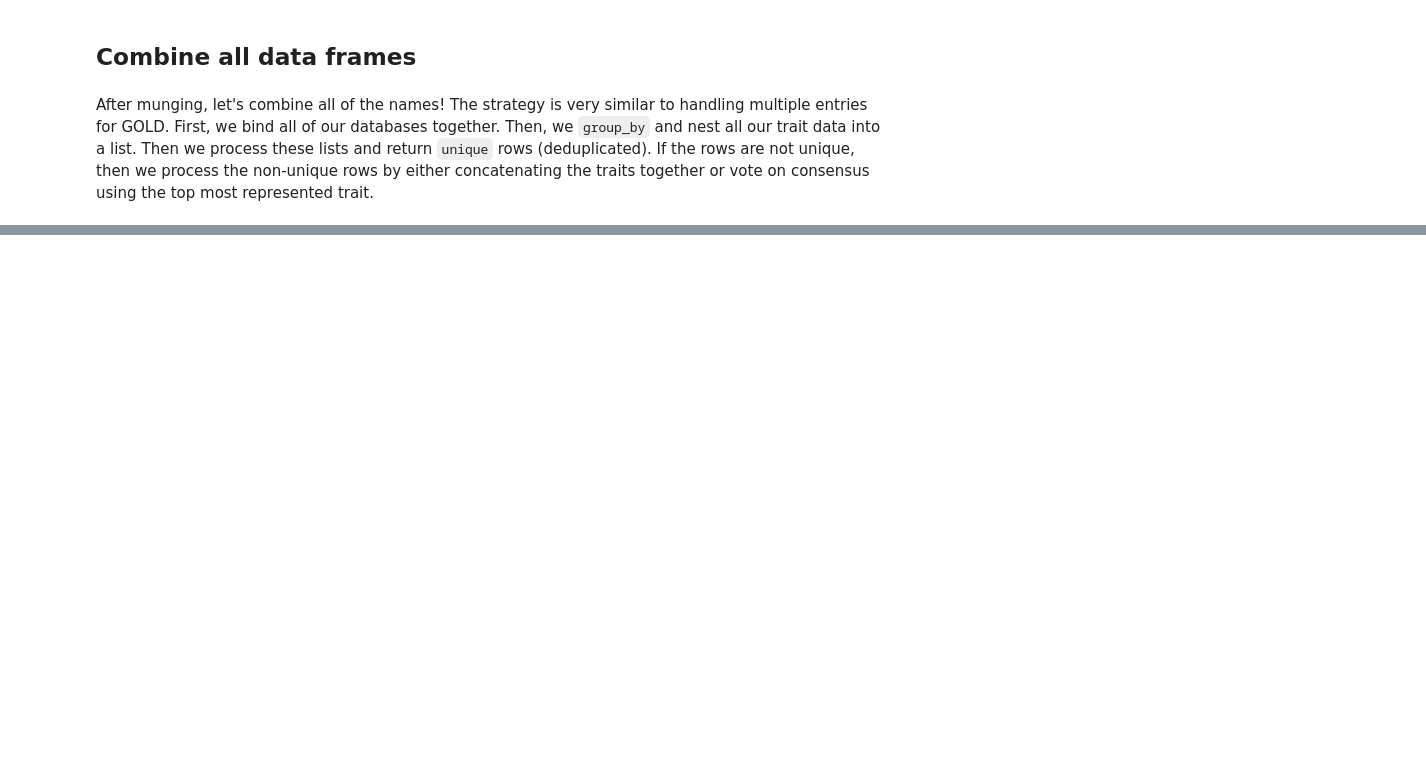
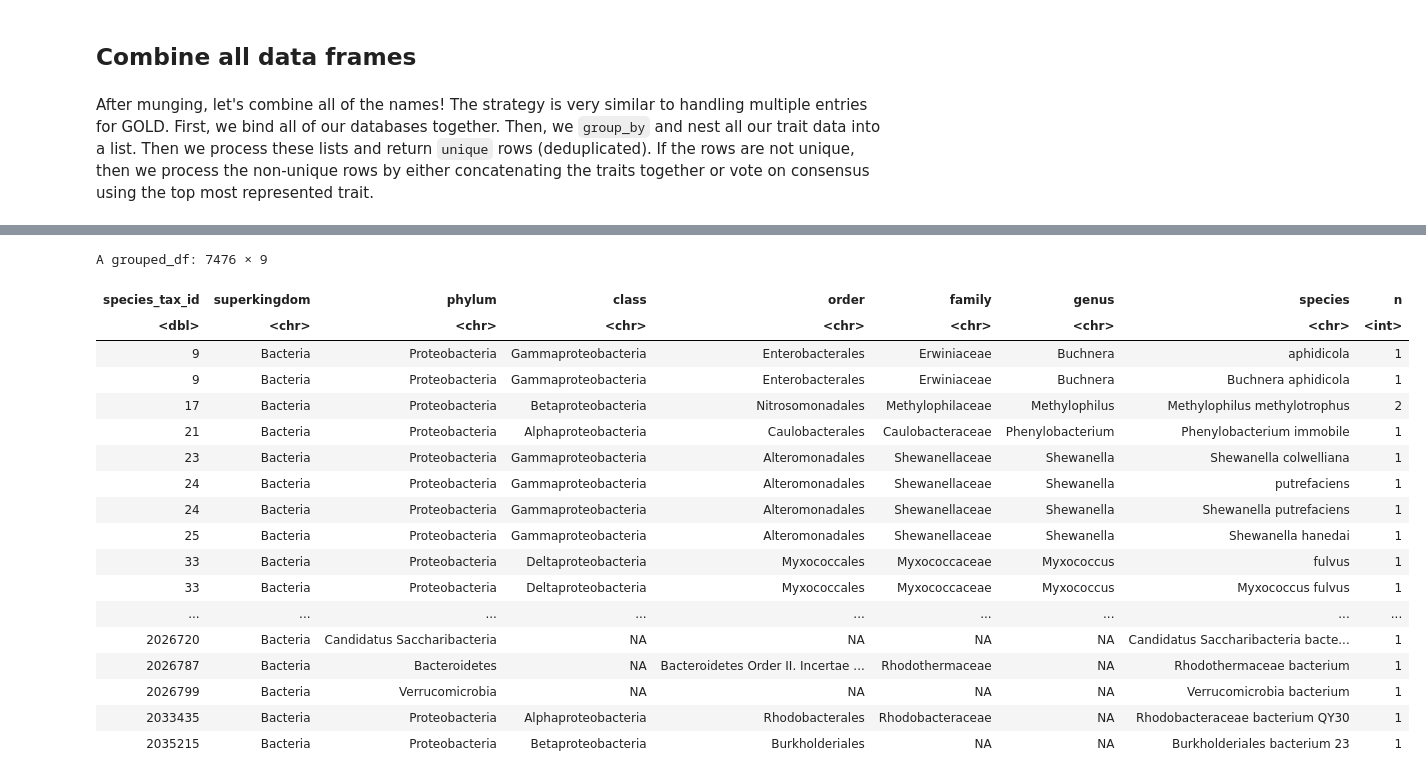
Before and after one commit to qpmnguyen/microbe_set_trait, a Jupyter notebook: analysis/db_prep.ipynb, the cells around one changed output, grey strips where cells are left out. Drawn from its saved outputs; the diff is of its cells as text; code cells hidden in the pictures; blank space fills up the shorter version.

```diff
--- a/analysis/db_prep.ipynb
+++ b/analysis/db_prep.ipynb
@@ -308,3 +320,6 @@ weissman <- weissman %>%
                     ),
                     metabolism = str_replace(metabolism,
                                              pattern = "obe$", replacement = "obic"))
+# %%
+weissman <- weissman %>% drop_na(species_tax_id)
+head(weissman)[,1:6]
@@ -417,21 +489,18 @@ base$substrate <- trim_path(base$substrate)
 After munging, let's combine all of the names! The strategy is very similar to handling multiple entries for GOLD. First, we bind all of our databases together. Then, we `group_by` and nest all our trait data into a list. Then we process these lists and return `unique` rows (deduplicated). If the rows are not unique, then we process the non-unique rows by either concatenating the traits together or vote on consensus using the top most represented trait.
 # %%
 complete <- bind_rows(
-    base %>% mutate(source = "madin"),
-    gold_final %>% mutate(source = "gold"),
-    weissman %>% mutate(source = "weissman")
+    base %>% mutate(substrate = map_chr(substrate, ~{paste0(.x, collapse = ",")}),
+                    pathways = map_chr(pathways, ~{paste0(.x, collapse = ",")})) %>%
+            mutate(source = "madin"),
+    gold_final %>% mutate(pathways = map_chr(pathways, ~{paste0(.x, collapse = ",")})) %>%
+            mutate(source = "gold"),
+    weissman %>% mutate(substrate = map_chr(substrate, ~{paste0(.x, collapse = ",")}),
+                        pathways = map_chr(pathways, ~{paste0(.x, collapse = ",")})) %>%
+            mutate(source = "weissman")
 )
-
-tally <- complete %>% filter(!is.na(species)) %>%
-    group_by(species_tax_id, superkingdom, phylum, class, order,
-             family, genus, species) %>%
-    tally()
-
-
-multiple_rows <- tally %>% filter(n >= 2) %>% pull(species_tax_id)
-
-reconcile <- complete %>% filter(species_tax_id %in% multiple_rows)
-
-reconcile <- reconcile %>% group_by(species_tax_id, superkingdom, phylum, class, order,
-                       family, genus, species, metabolism) %>%
-    nest(data = c(metabolism, gram_stain, pathways, substrate, sporulation, motility, cell_shape, cell_aggregation, source)) %>% ungroup()
+complete <- complete %>% filter(!is.na(species)) %>%
+    group_by(species_tax_id) %>%
+    nest(names = c(superkingdom, phylum, class, order, family, genus, species),
+         data = c(metabolism, gram_stain, pathways, substrate, sporulation, motility, cell_shape, source)) %>%
+    ungroup() %>%
+    mutate(row_data = map_dbl(data, ~{nrow(.x)}))
@@ -437,0 +519,3 @@ reconcile <- reconcile %>% group_by(species_tax_id, superkingdom, phylum, class,
+# %%
+multiple_rows <- complete %>% filter(row_data >= 2) %>% pull(species_tax_id)
+length(multiple_rows)
@@ -469,0 +603,4 @@ reconcile <- reconcile %>% mutate(traits = map(data, collapse_trait)) %>%
+# %%
+reconcile <- reconcile %>% mutate(traits = imap(data, ~{
+    reconcile_trait(.x)
+}))
@@ -482,0 +729,24 @@ complete %>% mutate(
+# %%
+complete %>% filter(species_tax_id %in% multiple_rows) %>%
+    group_by(species_tax_id, superkingdom, phylum, class, order,
+             family, genus, species) %>% tally()
+# %% [output]
+A grouped_df: 7476 × 9
+| species_tax_id | superkingdom | phylum | class | order | family | genus | species | n |
+| <dbl> | <chr> | <chr> | <chr> | <chr> | <chr> | <chr> | <chr> | <int> |
+| 9 | Bacteria | Proteobacteria | Gammaproteobacteria | Enterobacterales | Erwiniaceae | Buchnera | aphidicola | 1 |
+| 9 | Bacteria | Proteobacteria | Gammaproteobacteria | Enterobacterales | Erwiniaceae | Buchnera | Buchnera aphidicola | 1 |
+| 17 | Bacteria | Proteobacteria | Betaproteobacteria | Nitrosomonadales | Methylophilaceae | Methylophilus | Methylophilus methylotrophus | 2 |
+| 21 | Bacteria | Proteobacteria | Alphaproteobacteria | Caulobacterales | Caulobacteraceae | Phenylobacterium | Phenylobacterium immobile | 1 |
+| 23 | Bacteria | Proteobacteria | Gammaproteobacteria | Alteromonadales | Shewanellaceae | Shewanella | Shewanella colwelliana | 1 |
+| 24 | Bacteria | Proteobacteria | Gammaproteobacteria | Alteromonadales | Shewanellaceae | Shewanella | putrefaciens | 1 |
+| 24 | Bacteria | Proteobacteria | Gammaproteobacteria | Alteromonadales | Shewanellaceae | Shewanella | Shewanella putrefaciens | 1 |
+| 25 | Bacteria | Proteobacteria | Gammaproteobacteria | Alteromonadales | Shewanellaceae | Shewanella | Shewanella hanedai | 1 |
+| 33 | Bacteria | Proteobacteria | Deltaproteobacteria | Myxococcales | Myxococcaceae | Myxococcus | fulvus | 1 |
+| 33 | Bacteria | Proteobacteria | Deltaproteobacteria | Myxococcales | Myxococcaceae | Myxococcus | Myxococcus fulvus | 1 |
+| ... | ... | ... | ... | ... | ... | ... | ... | ... |
+| 2026720 | Bacteria | Candidatus Saccharibacteria | NA | NA | NA | NA | Candidatus Saccharibacteria bacte... | 1 |
+| 2026787 | Bacteria | Bacteroidetes | NA | Bacteroidetes Order II. Incertae ... | Rhodothermaceae | NA | Rhodothermaceae bacterium | 1 |
+| 2026799 | Bacteria | Verrucomicrobia | NA | NA | NA | NA | Verrucomicrobia bacterium | 1 |
+| 2033435 | Bacteria | Proteobacteria | Alphaproteobacteria | Rhodobacterales | Rhodobacteraceae | NA | Rhodobacteraceae bacterium QY30 | 1 |
+| 2035215 | Bacteria | Proteobacteria | Betaproteobacteria | Burkholderiales | NA | NA | Burkholderiales bacterium 23 | 1 |
```
Also changed, not shown: parts of 37 cells of this notebook, 2 other files.
